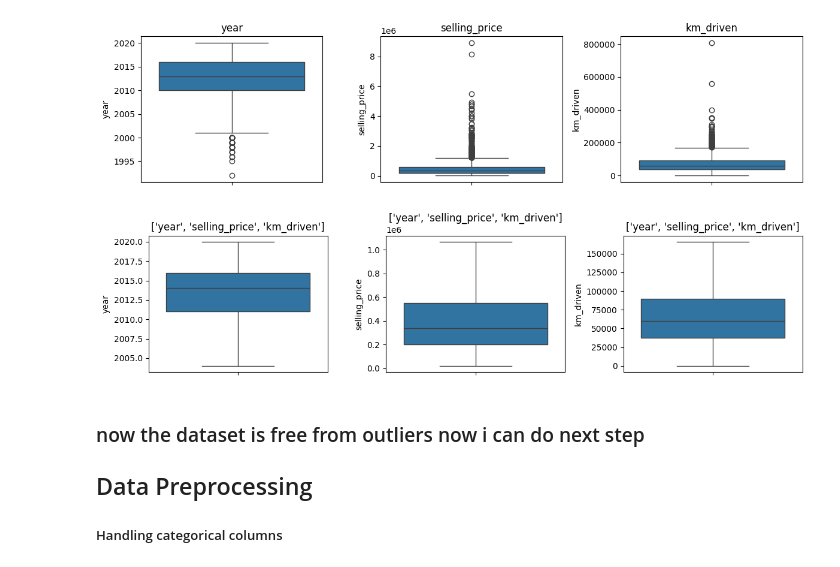
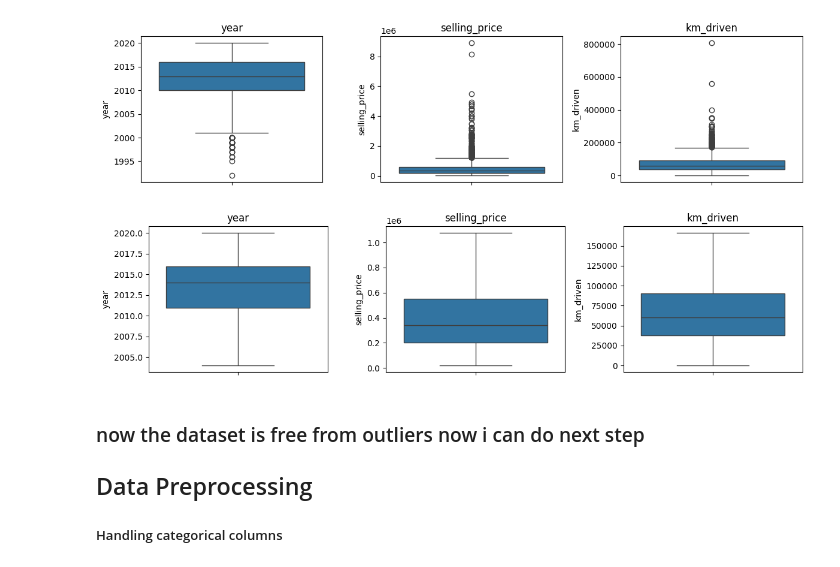
Before and after one commit to Friday025/capstone_data_science_project, a Jupyter notebook: capstone_data_science.ipynb, the cells around one changed output. Drawn from its saved outputs; the diff is of its cells as text; code cells hidden in the pictures.

```diff
--- a/capstone_data_science.ipynb
+++ b/capstone_data_science.ipynb
@@ -272,24 +240,24 @@ def remove_outliers(data,columns):
   upper_bound = q3 + 1.5*iqr
 
   # capping outliers
-  outliers = data[(data[columns]> lower_bound) & (data[columns]<upper_bound)]
+  outliers = data[(data[columns]>= lower_bound) & (data[columns]<=upper_bound)]
 
   return outliers
 # %%
 # remove outliers
 for column in columns:
   new_df = remove_outliers(new_df, column)
 
 # checking outliers after remove outliers
 fig, axes = plt.subplots(nrows=1, ncols=len(columns),figsize = (12,3) )
 for i, column in enumerate(columns):
   sns.boxplot(data = new_df[column], ax = axes[i])
-  axes[i].set_title(columns)
+  axes[i].set_title(columns[i])
 
 plt.tight_layout()
 plt.show()
 # %% [output]
-[figure, old version]
+[figure, new version]
 # %% [markdown]
 ### now the dataset is free from outliers now i can do next step
 ## Data Preprocessing
```
Also changed, not shown: parts of 15 cells of this notebook, 3 other files.
